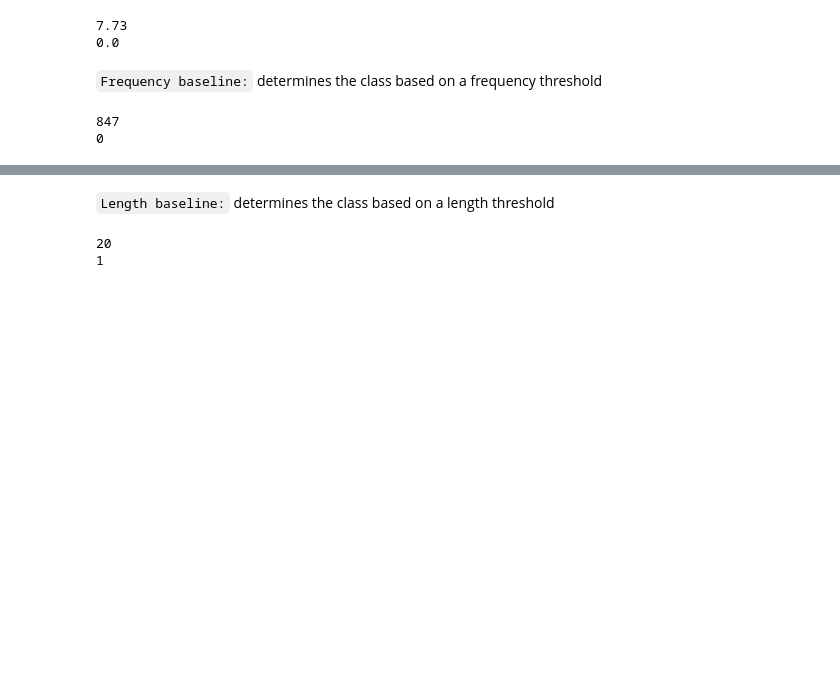
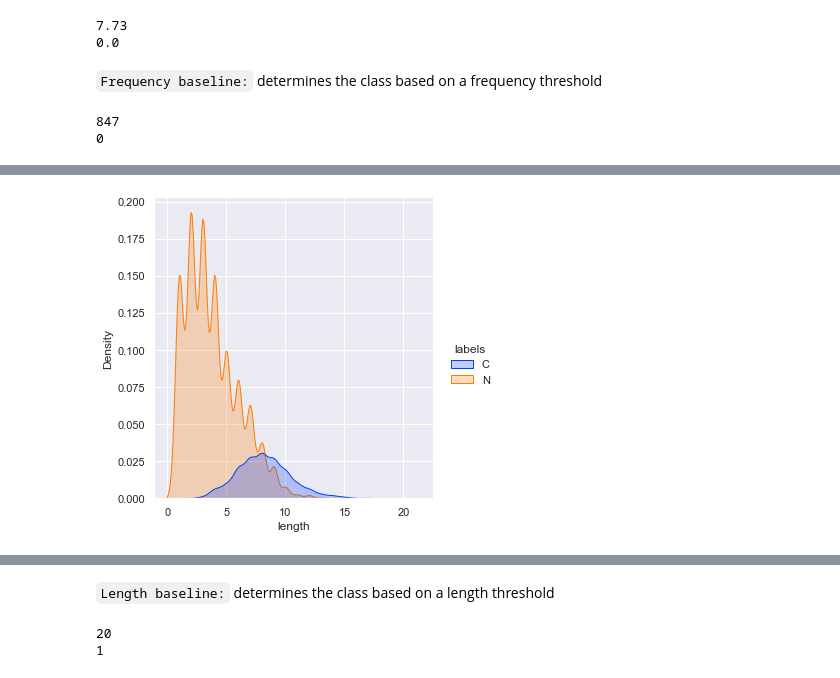
Before and after one commit to melisnv/natural-language-processing-projects, a Jupyter notebook: Assignment I NLP/Part B - baselines.ipynb, the cells around one changed output, grey strips where cells are left out. Cells and saved outputs as stored; diff of their text form; code cells hidden in the pictures; blank space fills up the shorter version.

```diff
--- a/Assignment I NLP/Part B - baselines.ipynb
+++ b/Assignment I NLP/Part B - baselines.ipynb
@@ -189,0 +218,5 @@ print(len(train_data["labels"][train_data["labels"] == 'C'][train_data["frequenc
+# %%
+sns.set_palette("bright")
+sns.displot(train_data, x="length", hue="labels", kind="kde", fill=True);
+# %% [output]
+[figure, added]
```
Also changed, not shown: parts of 10 cells of this notebook.
